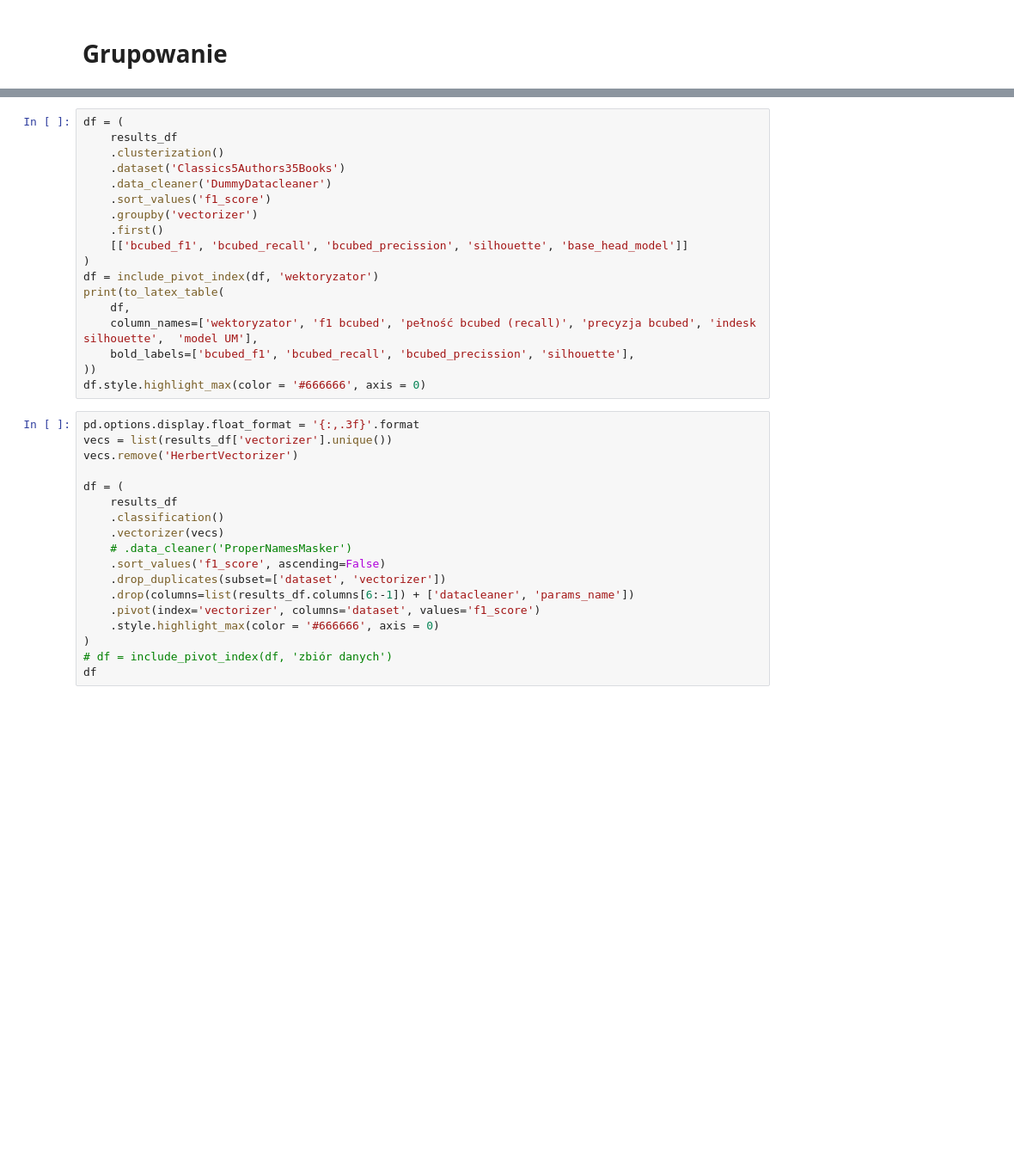
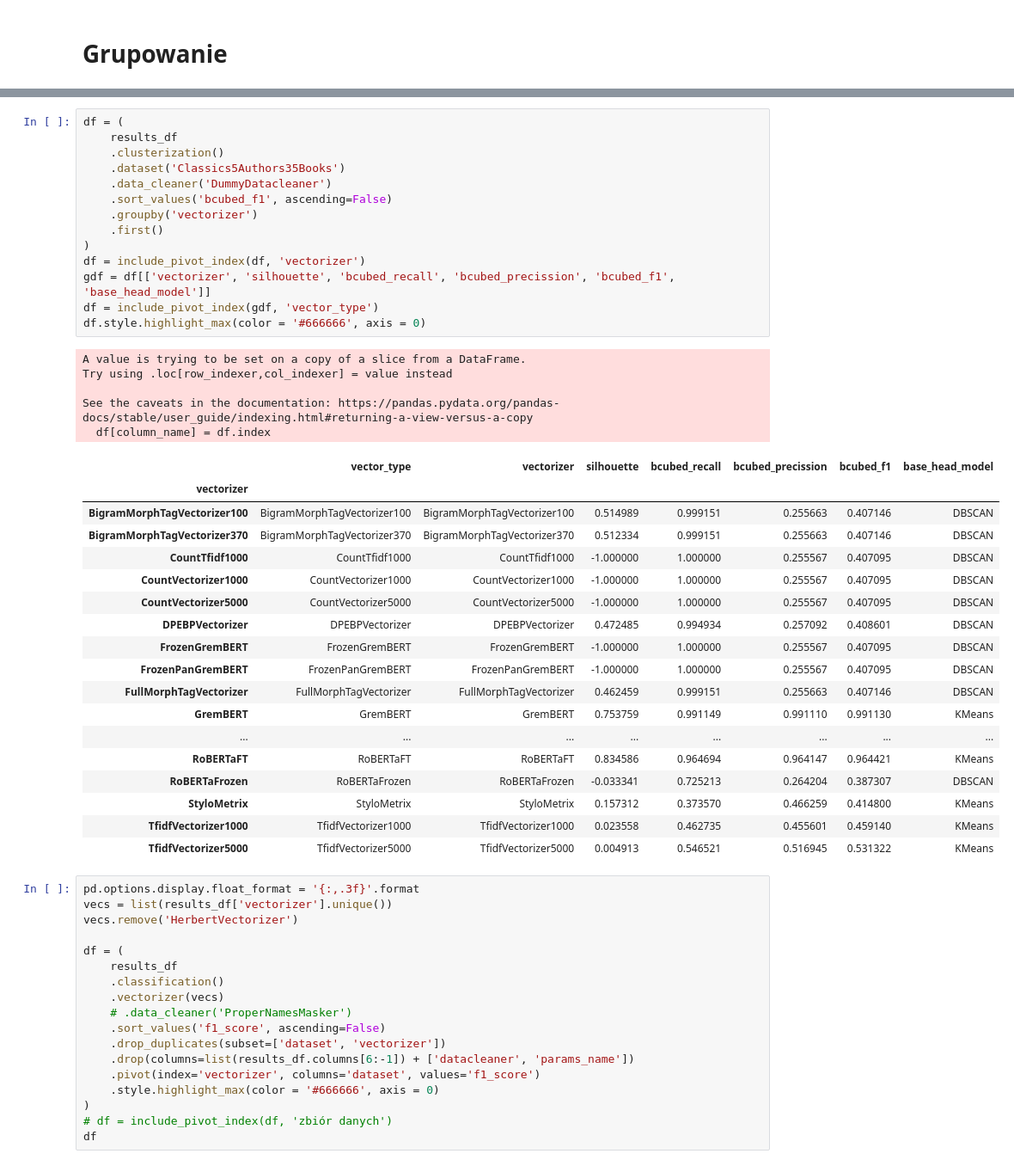
Before and after one commit to WitoldFracek/grembedding, a Jupyter notebook: notebooks/results_analysis.ipynb, the cells around one changed output, grey strips where cells are left out. Shown at 86% size. Saved outputs shown, nothing was run; the diff lists cells and outputs as text; blank space fills up the shorter version.

```diff
--- a/notebooks/results_analysis.ipynb
+++ b/notebooks/results_analysis.ipynb
@@ -113,21 +224,41 @@ df.style.highlight_max(color = '#666666', axis = 0)
 # %%
 df = (
     results_df
     .clusterization()
     .dataset('Classics5Authors35Books')
     .data_cleaner('DummyDatacleaner')
-    .sort_values('f1_score')
+    .sort_values('bcubed_f1', ascending=False)
     .groupby('vectorizer')
     .first()
-    [['bcubed_f1', 'bcubed_recall', 'bcubed_precission', 'silhouette', 'base_head_model']]
 )
-df = include_pivot_index(df, 'wektoryzator')
-print(to_latex_table(
-    df,
-    column_names=['wektoryzator', 'f1 bcubed', 'pełność bcubed (recall)', 'precyzja bcubed', 'indesk silhouette',  'model UM'],
-    bold_labels=['bcubed_f1', 'bcubed_recall', 'bcubed_precission', 'silhouette'],
-))
+df = include_pivot_index(df, 'vectorizer')
+gdf = df[['vectorizer', 'silhouette', 'bcubed_recall', 'bcubed_precission', 'bcubed_f1', 'base_head_model']]
+df = include_pivot_index(gdf, 'vector_type')
 df.style.highlight_max(color = '#666666', axis = 0)
+# %% [output]
+A value is trying to be set on a copy of a slice from a DataFrame.
+Try using .loc[row_indexer,col_indexer] = value instead
+
+See the caveats in the documentation: https://pandas.pydata.org/pandas-docs/stable/user_guide/indexing.html#returning-a-view-versus-a-copy
+  df[column_name] = df.index
+|  | vector_type | vectorizer | silhouette | bcubed_recall | bcubed_precission | bcubed_f1 | base_head_model |
+| vectorizer |  |  |  |  |  |  |  |
+| BigramMorphTagVectorizer100 | BigramMorphTagVectorizer100 | BigramMorphTagVectorizer100 | 0.514989 | 0.999151 | 0.255663 | 0.407146 | DBSCAN |
+| BigramMorphTagVectorizer370 | BigramMorphTagVectorizer370 | BigramMorphTagVectorizer370 | 0.512334 | 0.999151 | 0.255663 | 0.407146 | DBSCAN |
+| CountTfidf1000 | CountTfidf1000 | CountTfidf1000 | -1.000000 | 1.000000 | 0.255567 | 0.407095 | DBSCAN |
+| CountVectorizer1000 | CountVectorizer1000 | CountVectorizer1000 | -1.000000 | 1.000000 | 0.255567 | 0.407095 | DBSCAN |
+| CountVectorizer5000 | CountVectorizer5000 | CountVectorizer5000 | -1.000000 | 1.000000 | 0.255567 | 0.407095 | DBSCAN |
+| DPEBPVectorizer | DPEBPVectorizer | DPEBPVectorizer | 0.472485 | 0.994934 | 0.257092 | 0.408601 | DBSCAN |
+| FrozenGremBERT | FrozenGremBERT | FrozenGremBERT | -1.000000 | 1.000000 | 0.255567 | 0.407095 | DBSCAN |
+| FrozenPanGremBERT | FrozenPanGremBERT | FrozenPanGremBERT | -1.000000 | 1.000000 | 0.255567 | 0.407095 | DBSCAN |
+| FullMorphTagVectorizer | FullMorphTagVectorizer | FullMorphTagVectorizer | 0.462459 | 0.999151 | 0.255663 | 0.407146 | DBSCAN |
+| GremBERT | GremBERT | GremBERT | 0.753759 | 0.991149 | 0.991110 | 0.991130 | KMeans |
+| ... | ... | ... | ... | ... | ... | ... | ... |
+| RoBERTaFT | RoBERTaFT | RoBERTaFT | 0.834586 | 0.964694 | 0.964147 | 0.964421 | KMeans |
+| RoBERTaFrozen | RoBERTaFrozen | RoBERTaFrozen | -0.033341 | 0.725213 | 0.264204 | 0.387307 | DBSCAN |
+| StyloMetrix | StyloMetrix | StyloMetrix | 0.157312 | 0.373570 | 0.466259 | 0.414800 | KMeans |
+| TfidfVectorizer1000 | TfidfVectorizer1000 | TfidfVectorizer1000 | 0.023558 | 0.462735 | 0.455601 | 0.459140 | KMeans |
+| TfidfVectorizer5000 | TfidfVectorizer5000 | TfidfVectorizer5000 | 0.004913 | 0.546521 | 0.516945 | 0.531322 | KMeans |
 # %%
 pd.options.display.float_format = '{:,.3f}'.format
 vecs = list(results_df['vectorizer'].unique())
```
Also changed, not shown: parts of 4 cells of this notebook, 2 other files.
